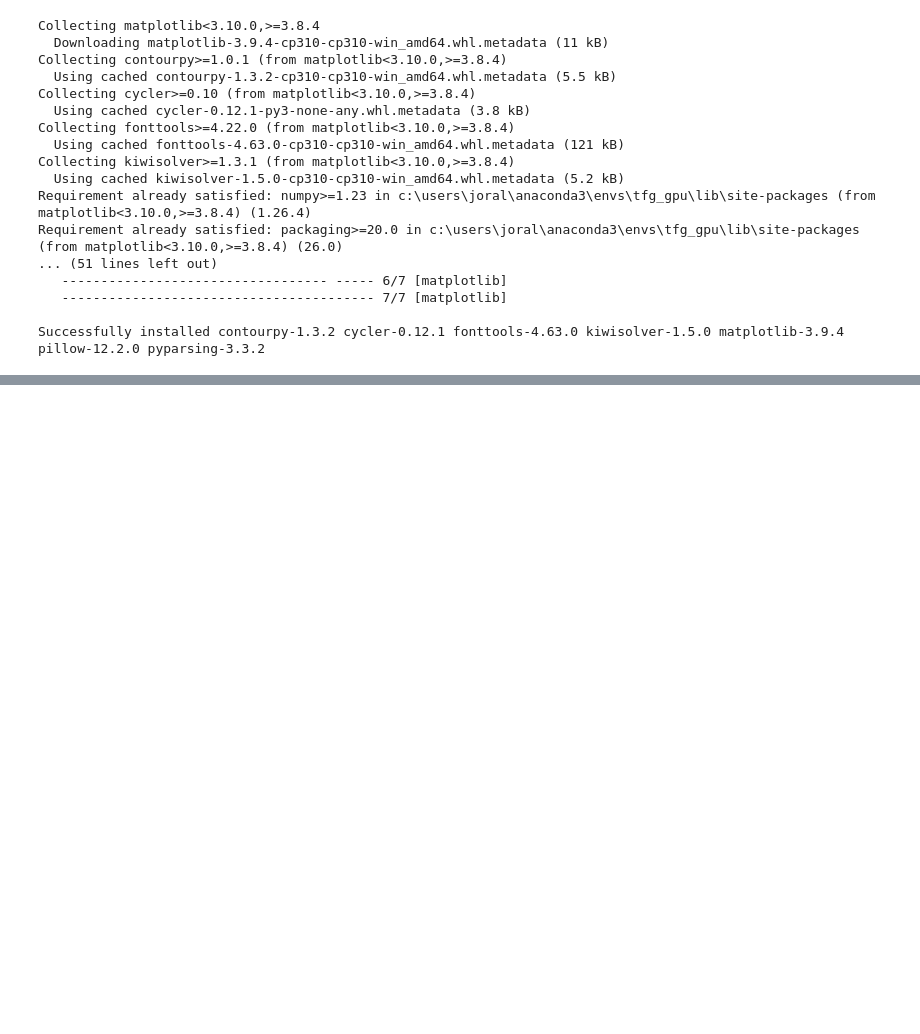
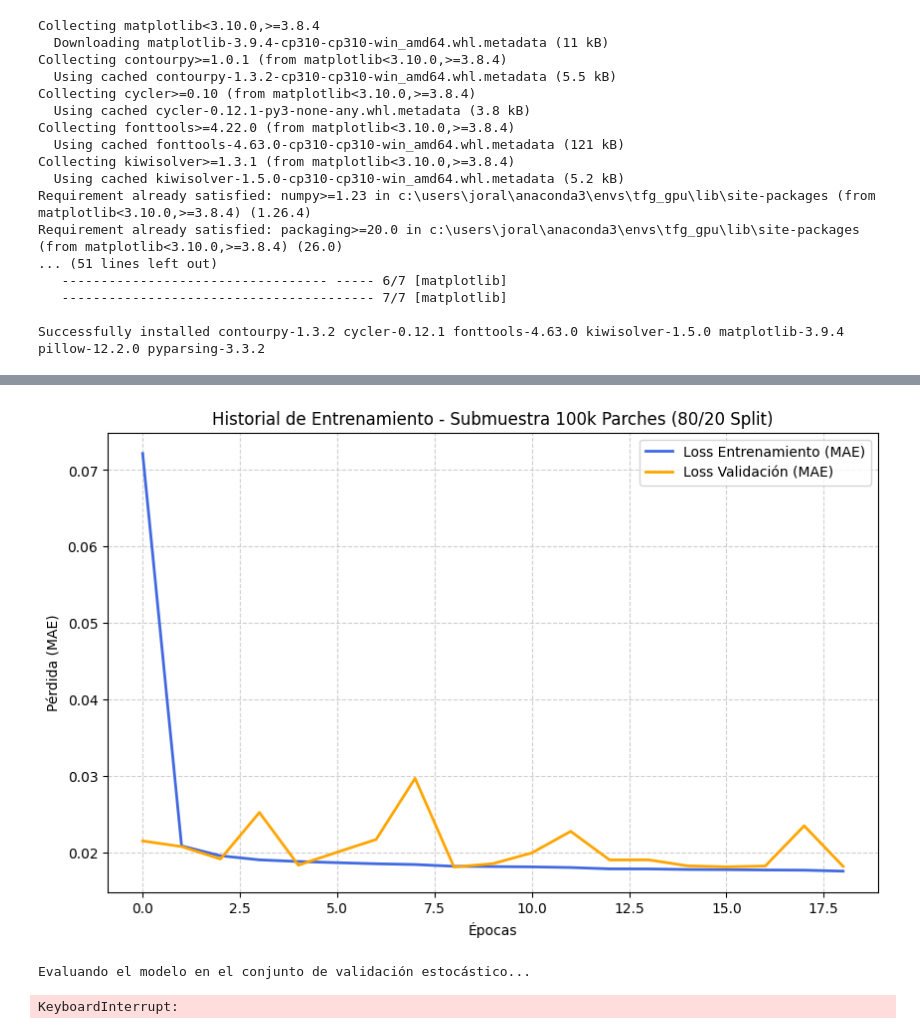
Before and after one commit to Jojo3235/plantilla-tfg-ceu, a Jupyter notebook: Code/entrenamiento.ipynb, the cells around one changed output, grey strips where cells are left out. Drawn from its saved outputs; the diff is of its cells as text; code cells hidden in the pictures; blank space fills up the shorter version.

```diff
--- a/Code/entrenamiento.ipynb
+++ b/Code/entrenamiento.ipynb
@@ -199,3 +232,72 @@ Successfully installed contourpy-1.3.2 cycler-0.12.1 fonttools-4.63.0 kiwisolver
+# %%
+import matplotlib.pyplot as plt
+import seaborn as sns
+from sklearn.metrics import confusion_matrix, accuracy_score, precision_score, recall_score, f1_score
+
+# ==========================================
+# 5. GRÁFICAS DE RENDIMIENTO Y EVALUACIÓN (Validación 20k)
+# ==========================================
+
+# 1. Gráfica de la curva de pérdida (MAE)
+plt.figure(figsize=(10, 6))
+plt.plot(history.history['loss'], label="Loss Entrenamiento (MAE)", color='royalblue', linewidth=2)
+plt.plot(history.history['val_loss'], label="Loss Validación (MAE)", color='orange', linewidth=2)
+plt.title("Historial de Entrenamiento - Submuestra 100k Parches (80/20 Split)")
+plt.xlabel("Épocas")
+plt.ylabel("Pérdida (MAE)")
+plt.legend()
+plt.grid(True, linestyle='--', alpha=0.6)
+plt.show()
+
+# 2. Extracción controlada de Ground Truth y Predicciones usando el generador de validación
+print("Evaluando el modelo en el conjunto de validación estocástico...")
+y_true_list = []
+y_pred_list = []
+
+for i in range(len(generador_val)):
+    bx, by = generador_val[i]
+    preds = model.predict(bx, verbose=0)
+    y_true_list.append(by)
+    y_pred_list.append(preds)
+
+y_true = np.concatenate(y_true_list, axis=0)
+y_pred = np.concatenate(y_pred_list, axis=0)
+
+# Al trabajar con porcentajes, obtenemos la clase predominante (mayoritaria) para métricas estándar
+y_true_classes = np.argmax(y_true, axis=1)
+y_pred_classes = np.argmax(y_pred, axis=1)
+
+# 3. Representación de la Matriz de Confusión
+clases_nombres = [f"Clase {i}" for i in range(19)]
+conf_matrix = confusion_matrix(y_true_classes, y_pred_classes)
+
+plt.figure(figsize=(14, 11))
+sns.heatmap(
+    conf_matrix,
+    annot=True,
+    fmt='d',
+    cmap='Blues',
+    xticklabels=clases_nombres,
+    yticklabels=clases_nombres,
+    cbar_kws={'label': 'Número de Parches'}
+)
+plt.xlabel('Predicciones del Modelo (Clase Mayoritaria)')
+plt.ylabel('Clases Reales en la Máscara')
+plt.title('Matriz de Confusión - Conjunto de Validación (20k Parches)')
+plt.show()
+
+# 4. Cálculo e impresión de métricas de rendimiento globales
+print("       MÉTRICAS FINALES (VALIDACIÓN)")
+print("="*40)
+print(f"Accuracy General: {accuracy_score(y_true_classes, y_pred_classes):.4f}")
+print(f"Precision Macro:  {precision_score(y_true_classes, y_pred_classes, average='macro', zero_division=0):.4f}")
+print(f"Recall Macro:     {recall_score(y_true_classes, y_pred_classes, average='macro', zero_division=0):.4f}")
+print(f"F1-Score Macro:   {f1_score(y_true_classes, y_pred_classes, average='macro', zero_division=0):.4f}")
+print("="*40)
+# %% [output]
+[figure, added]
+Evaluando el modelo en el conjunto de validación estocástico...
+KeyboardInterrupt:
 # %%
 import matplotlib.pyplot as plt
 # ==========================================
```
Also changed, not shown: parts of 3 cells of this notebook, 1 other file.
